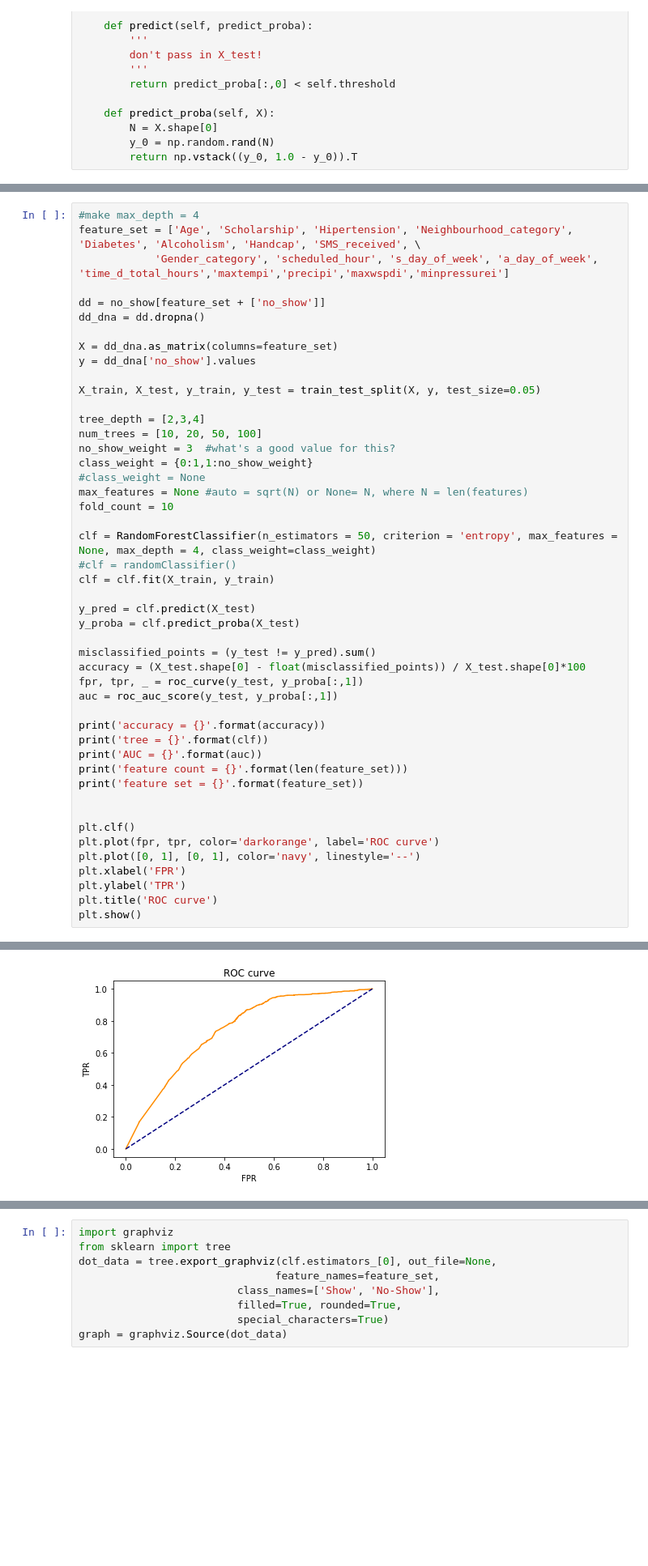
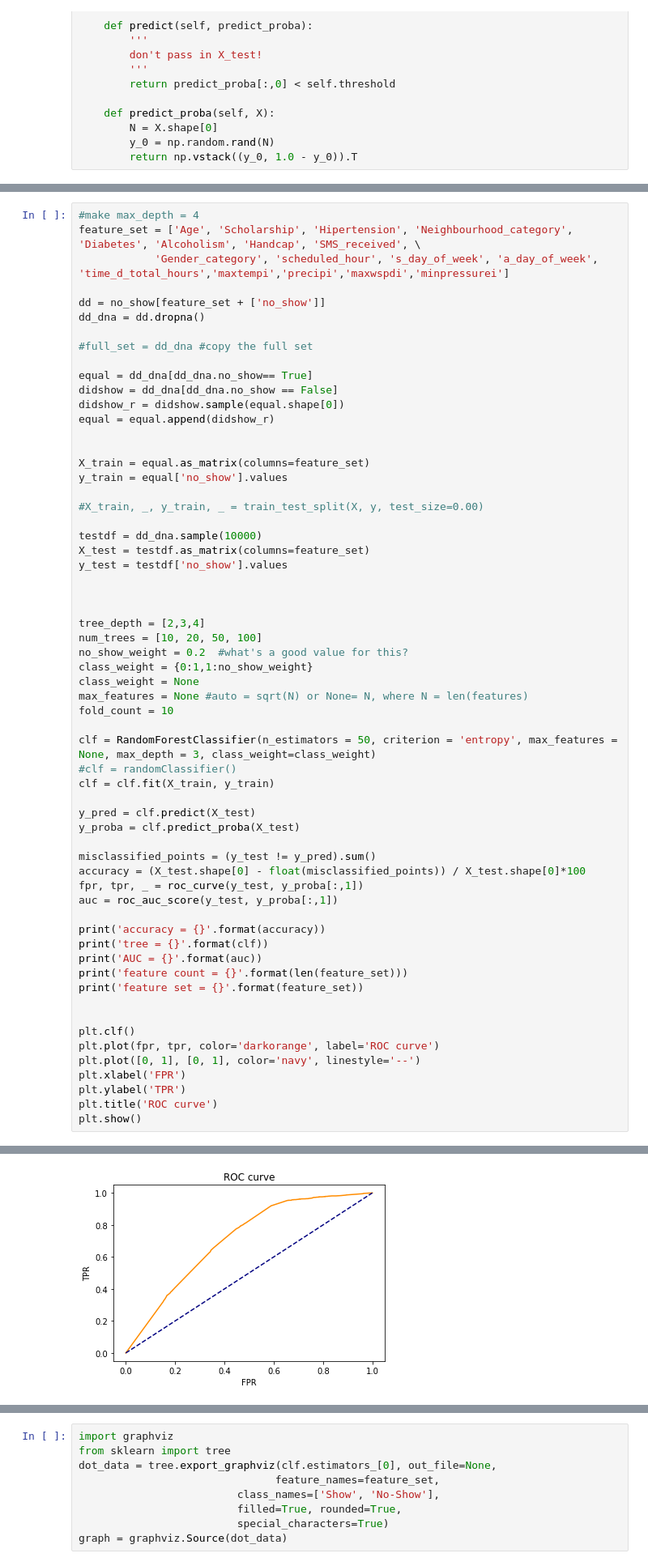
Before and after one commit to gadamc/arrived_ds, a Jupyter notebook: kaggle-sklearn-randomforest-addweather.ipynb, the cells around one changed output, grey strips where cells are left out. Shown at 81% size. Cells and saved outputs as stored; diff of their text form; blank space fills up the shorter version.

Commit message:
splits the training data to equal show and no-show, then run tests on sample from full data set. precision is 0.3, recall is 0.8 and accuracty is 0.58. auc = 0.72

```diff
--- a/kaggle-sklearn-randomforest-addweather.ipynb
+++ b/kaggle-sklearn-randomforest-addweather.ipynb
@@ -203,20 +251,34 @@ feature_set = ['Age', 'Scholarship', 'Hipertension', 'Neighbourhood_category', '
 dd = no_show[feature_set + ['no_show']]
 dd_dna = dd.dropna()
 
-X = dd_dna.as_matrix(columns=feature_set)
-y = dd_dna['no_show'].values
+#full_set = dd_dna #copy the full set
 
-X_train, X_test, y_train, y_test = train_test_split(X, y, test_size=0.05)
+equal = dd_dna[dd_dna.no_show== True]
+didshow = dd_dna[dd_dna.no_show == False]
+didshow_r = didshow.sample(equal.shape[0])
+equal = equal.append(didshow_r)
+
+
+X_train = equal.as_matrix(columns=feature_set)
+y_train = equal['no_show'].values
+
+#X_train, _, y_train, _ = train_test_split(X, y, test_size=0.00)
+
+testdf = dd_dna.sample(10000)
+X_test = testdf.as_matrix(columns=feature_set)
+y_test = testdf['no_show'].values
+
+
 
 tree_depth = [2,3,4]
 num_trees = [10, 20, 50, 100]
-no_show_weight = 3  #what's a good value for this?
+no_show_weight = 0.2  #what's a good value for this?
 class_weight = {0:1,1:no_show_weight}
-#class_weight = None
+class_weight = None
 max_features = None #auto = sqrt(N) or None= N, where N = len(features)
 fold_count = 10
 
-clf = RandomForestClassifier(n_estimators = 50, criterion = 'entropy', max_features = None, max_depth = 4, class_weight=class_weight)
+clf = RandomForestClassifier(n_estimators = 50, criterion = 'entropy', max_features = None, max_depth = 3, class_weight=class_weight)
 #clf = randomClassifier()
 clf = clf.fit(X_train, y_train)
 
@@ -255,6 +317,6 @@ AUC = 0.7400514951464987
 feature count = 17
 feature set = ['Age', 'Scholarship', 'Hipertension', 'Neighbourhood_category', 'Diabetes', 'Alcoholism', 'Handcap', 'SMS_received', 'Gender_category', 'scheduled_hour', 's_day_of_week', 'a_day_of_week ...
-[figure, old version]
+[figure, new version]
 # %%
 feat_imp = pd.Series(clf.feature_importances_, feature_set).sort_values(ascending=False)
 feat_imp.plot(kind='bar', title='Feature Importances')
```
Also changed, not shown: parts of 21 cells of this notebook.
